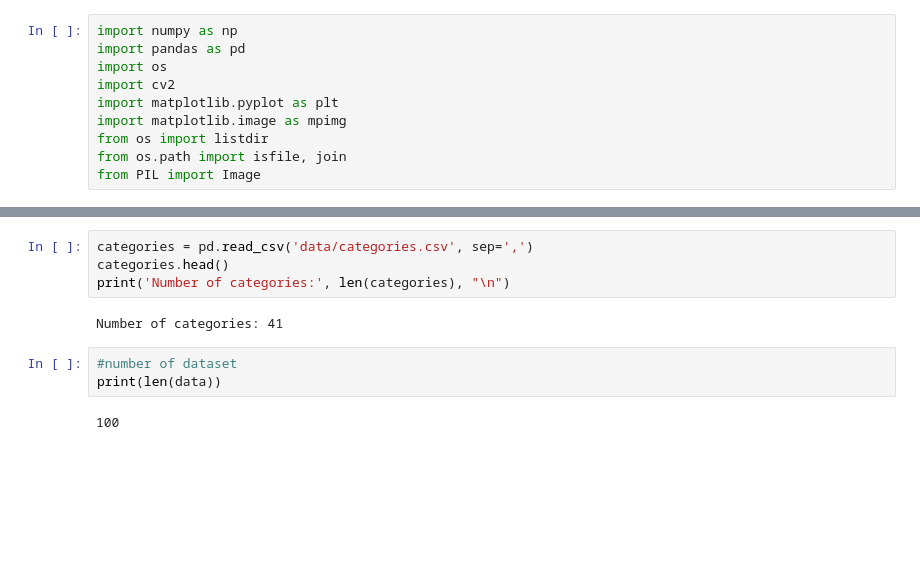
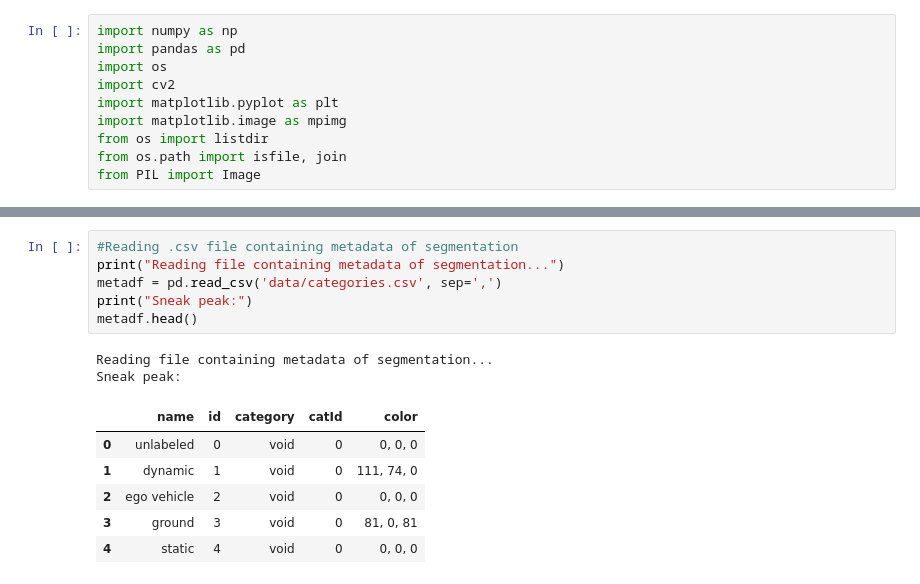
Before and after one commit to beatakovacs/Bohemian-Alligators, a Jupyter notebook: nhf.ipynb, the cells around one changed output, grey strips where cells are left out. Cells and saved outputs as stored; diff of their text form; blank space fills up the shorter version.

Commit message:
dataset

```diff
--- a/nhf.ipynb
+++ b/nhf.ipynb
@@ -42,12 +93,16 @@ plt.show()
-# %%
-categories = pd.read_csv('data/categories.csv', sep=',')
-categories.head()
-print('Number of categories:', len(categories), "\n")
-# %% [output]
-Number of categories: 41
-# %%
-#number of dataset
-print(len(data))
-# %% [output]
-100
+# %%
+#Reading .csv file containing metadata of segmentation
+print("Reading file containing metadata of segmentation...")
+metadf = pd.read_csv('data/categories.csv', sep=',')
+print("Sneak peak:")
+metadf.head()
+# %% [output]
+Reading file containing metadata of segmentation...
+Sneak peak:
+|  | name | id | category | catId | color |
+| 0 | unlabeled | 0 | void | 0 | 0, 0, 0 |
+| 1 | dynamic | 1 | void | 0 | 111, 74, 0 |
+| 2 | ego vehicle | 2 | void | 0 | 0, 0, 0 |
+| 3 | ground | 3 | void | 0 | 81, 0, 81 |
+| 4 | static | 4 | void | 0 | 0, 0, 0 |
 # %%
```
Also changed, not shown: parts of 4 cells of this notebook.
